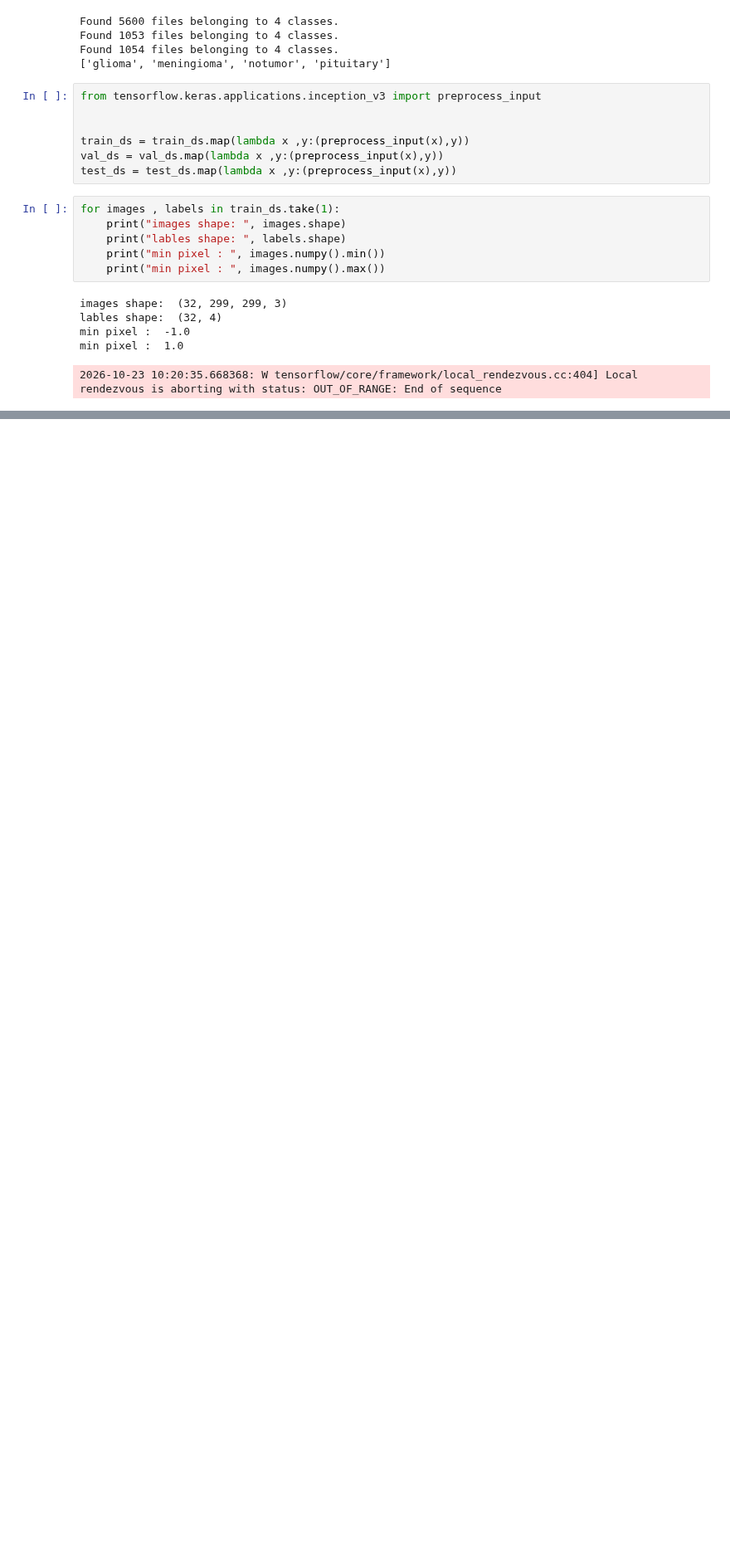
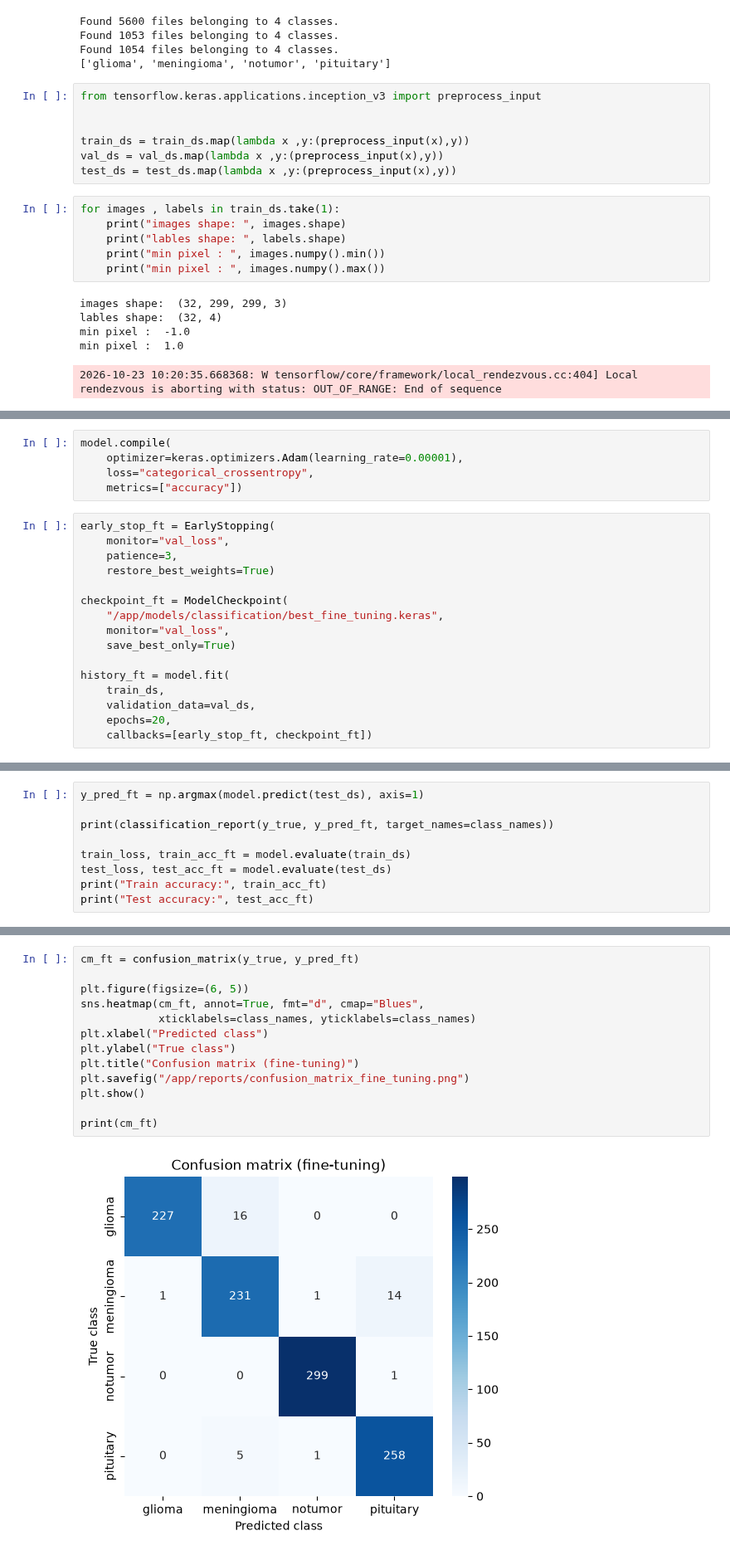
Before and after one commit to yassinmaftah/NeuroScan-AI, a Jupyter notebook: notebooks/02_classification_training.ipynb, the cells around one changed output, grey strips where cells are left out. Shown at 83% size. Cells and saved outputs as stored; diff of their text form; blank space fills up the shorter version.

```diff
--- a/notebooks/02_classification_training.ipynb
+++ b/notebooks/02_classification_training.ipynb
@@ -61,0 +295,21 @@ min pixel :  1.0
+# %%
+model.compile(
+    optimizer=keras.optimizers.Adam(learning_rate=0.00001),
+    loss="categorical_crossentropy",
+    metrics=["accuracy"])
+# %%
+early_stop_ft = EarlyStopping(
+    monitor="val_loss",
+    patience=3,
+    restore_best_weights=True)
+
+checkpoint_ft = ModelCheckpoint(
+    "/app/models/classification/best_fine_tuning.keras",
+    monitor="val_loss",
+    save_best_only=True)
+
+history_ft = model.fit(
+    train_ds,
+    validation_data=val_ds,
+    epochs=20,
+    callbacks=[early_stop_ft, checkpoint_ft])
@@ -61,0 +336,9 @@ min pixel :  1.0
+# %%
+y_pred_ft = np.argmax(model.predict(test_ds), axis=1)
+
+print(classification_report(y_true, y_pred_ft, target_names=class_names))
+
+train_loss, train_acc_ft = model.evaluate(train_ds)
+test_loss, test_acc_ft = model.evaluate(test_ds)
+print("Train accuracy:", train_acc_ft)
+print("Test accuracy:", test_acc_ft)
@@ -61,0 +362,15 @@ min pixel :  1.0
+# %%
+cm_ft = confusion_matrix(y_true, y_pred_ft)
+
+plt.figure(figsize=(6, 5))
+sns.heatmap(cm_ft, annot=True, fmt="d", cmap="Blues",
+            xticklabels=class_names, yticklabels=class_names)
+plt.xlabel("Predicted class")
+plt.ylabel("True class")
+plt.title("Confusion matrix (fine-tuning)")
+plt.savefig("/app/reports/confusion_matrix_fine_tuning.png")
+plt.show()
+
+print(cm_ft)
+# %% [output]
+[figure, added]
```
Also changed, not shown: parts of 20 cells of this notebook, 2 other files.
